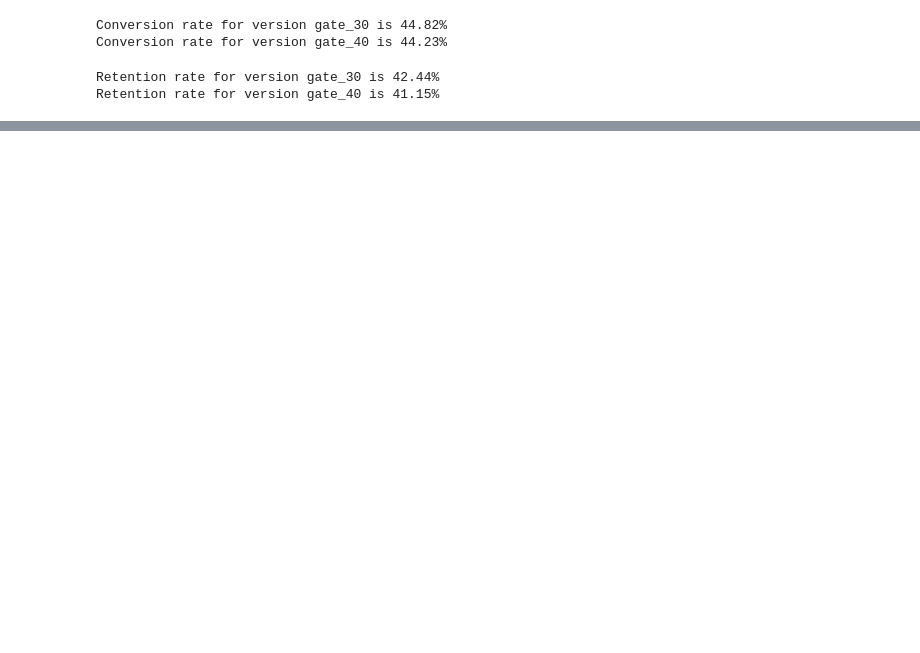
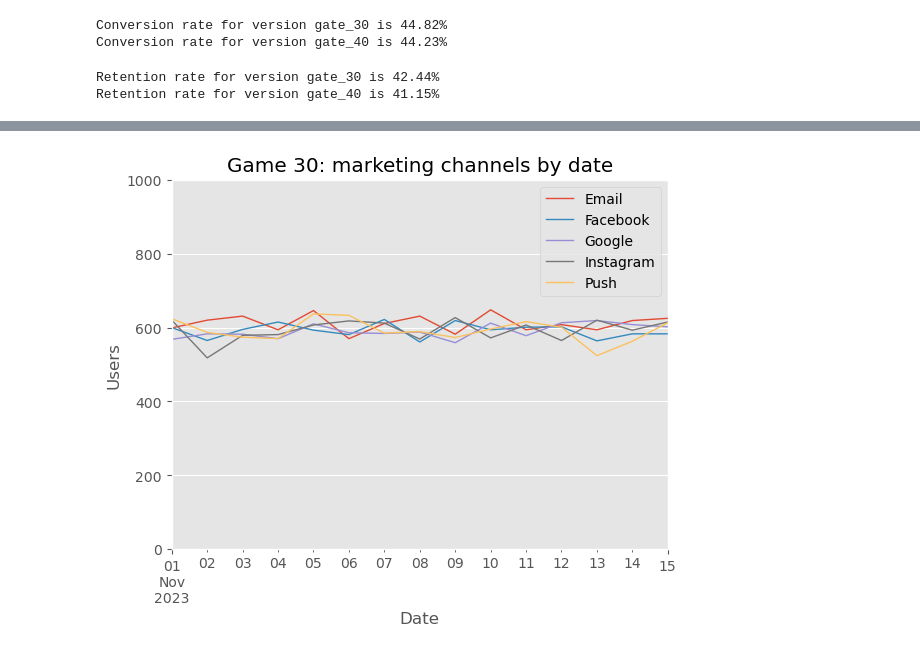
Before and after one commit to stepanaromanov/python_for_marketing_research_and_analytics, a Jupyter notebook: 1_analyzing_marketing_campaigns_with_pandas/analyzing_marketing_campaigns_with_pandas.ipynb, the cells around one changed output, grey strips where cells are left out. Drawn from its saved outputs; the diff is of its cells as text; code cells hidden in the pictures; blank space fills up the shorter version.

```diff
--- a/1_analyzing_marketing_campaigns_with_pandas/analyzing_marketing_campaigns_with_pandas.ipynb
+++ b/1_analyzing_marketing_campaigns_with_pandas/analyzing_marketing_campaigns_with_pandas.ipynb
@@ -80,0 +141,19 @@ Retention rate for version gate_40 is 41.15%
+# %%
+#grouping by channels and subscription date
+channels_by_dates_game_30 = gate_30_data.groupby(['subscribed', 'marketing_channel'])['userid'].count()
+channels_by_dates_game_40 = gate_40_data.groupby(['subscribed', 'marketing_channel'])['userid'].count()
+
+# unstack data after grouping
+channels_by_dates_game_30 = pd.DataFrame(channels_by_dates_game_30.unstack(level=1))
+channels_by_dates_game_40 = pd.DataFrame(channels_by_dates_game_40.unstack(level=1))
+# %%
+# plot game 30 marketing channels data
+channels_by_dates_game_30.plot(lw=1)
+plt.title('Game 30: marketing channels by date')
+plt.xlabel('Date')
+plt.ylabel('Users')
+plt.legend(loc= 'upper right', labels=channels_by_dates_game_30.columns.values)
+plt.ylim(0,1000)
+plt.show()
+# %% [output]
+[figure, added]
```
Also changed, not shown: parts of 10 cells of this notebook.
